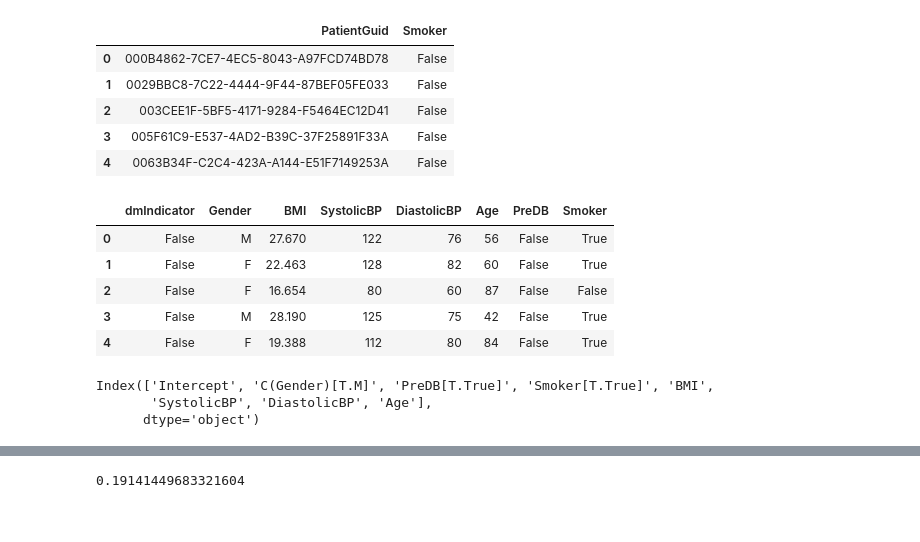
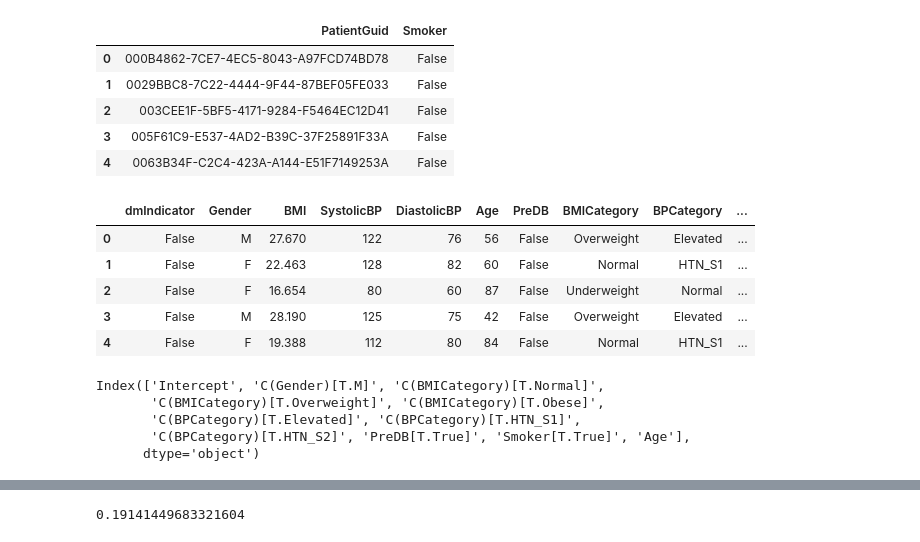
Before and after one commit to robmoore/diabetes-prediction, a Jupyter notebook: Practice Fusion Diabetes Challenge (Linear).ipynb, the cells around one changed output, grey strips where cells are left out. Saved outputs shown, nothing was run; the diff lists cells and outputs as text; code cells hidden in the pictures.

```diff
--- a/Practice Fusion Diabetes Challenge (Linear).ipynb
+++ b/Practice Fusion Diabetes Challenge (Linear).ipynb
@@ -56,11 +60,35 @@ FROM training_diagnosis
 WHERE ICD9Code IN ('790.29','648.83')
 """, conn)
 # %%
+# https://www.cdc.gov/healthyweight/assessing/index.html
+def translateBMI(bmi):
+    if bmi <  18.5:
+        return 'Underweight'
+    elif 18.5 <= bmi <= 24.9:
+        return  'Normal'
+    elif 25 <= bmi <= 29.9:
+        return 'Overweight'
+    else:
+        return 'Obese'
+
+# https://www.heart.org/HEARTORG/Conditions/HighBloodPressure/KnowYourNumbers/Understanding-Blood-Pressure-Readings_UCM_301764_Article.jsp
+def translateBP(systolicBP, diastolicBP):
+    if systolicBP < 120 and diastolicBP < 80:
+        return 'Normal'
+    elif systolicBP <= 129 and diastolicBP < 80:
+        return 'Elevated'
+    elif systolicBP <= 139 or 80 <= diastolicBP <= 89:
+        return 'HTN_S1'
+    elif 140 <= systolicBP or 90 <= diastolicBP:
+        return 'HTN_S2'
+    else:
+        return 'Hypertensive_Crisis'
+
 def calcAge(yearOfBirth):
     return 2012 - yearOfBirth
 
 def isPreDB(patientGuid):
-   return patientGuid in preDbMatch.PatientGuid.values
+    return patientGuid in preDbMatch.PatientGuid.values
 
 def isSmoker(ps, patientGuid):
     return patientGuid in ps.index and ps.loc[patientGuid, 'SmokingStatusGuid'] in ('FA2B7AE4-4D14-4768-A8C7-55B5F0CDF4AF',
@@ -81,6 +109,11 @@ def processPatientTranscripts(pt):
     pt.drop(['VisitYear', 'YearOfBirth'], axis=1, inplace=True)
     pt.dropna(how='any', inplace=True)
 
+    bmi_type = CategoricalDtype(categories=['Underweight', 'Normal', 'Overweight', 'Obese'], ordered=True)
+    pt['BMICategory'] = pt.apply(lambda row: translateBMI(row.BMI), axis=1).astype(bmi_type)
+    bp_type = CategoricalDtype(categories=['Normal', 'Elevated', 'HTN_S1', 'HTN_S2'], ordered=True)
+    pt['BPCategory'] = pt.apply(lambda row: translateBP(row.SystolicBP, row.DiastolicBP), axis=1).astype(bp_type)
+
     pt['SystolicBP'] = pt['SystolicBP'].astype('int')
     pt['DiastolicBP'] = pt['DiastolicBP'].astype('int')
 
@@ -119,23 +152,27 @@ smokingStatus.head()
 | 4 | 0063B34F-C2C4-423A-A144-E51F7149253A | False |
 # %%
 patients = pd.merge(transcripts, smokingStatus, on='PatientGuid', how='left')
-patients[['Smoker']] = patients[['Smoker']].fillna(True)
+patients['Smoker'] = patients['Smoker'].fillna(False)
 patients.drop(['PatientGuid'], axis=1, inplace=True)
 patients.head()
 # %% [output]
-|  | dmIndicator | Gender | BMI | SystolicBP | DiastolicBP | Age | PreDB | Smoker |
-| 0 | False | M | 27.670 | 122 | 76 | 56 | False | True |
-| 1 | False | F | 22.463 | 128 | 82 | 60 | False | True |
-| 2 | False | F | 16.654 | 80 | 60 | 87 | False | False |
-| 3 | False | M | 28.190 | 125 | 75 | 42 | False | True |
-| 4 | False | F | 19.388 | 112 | 80 | 84 | False | True |
+|  | dmIndicator | Gender | BMI | SystolicBP | DiastolicBP | Age | PreDB | BMICategory | BPCategory | ... |
+| 0 | False | M | 27.670 | 122 | 76 | 56 | False | Overweight | Elevated | ... |
+| 1 | False | F | 22.463 | 128 | 82 | 60 | False | Normal | HTN_S1 | ... |
+| 2 | False | F | 16.654 | 80 | 60 | 87 | False | Underweight | Normal | ... |
+| 3 | False | M | 28.190 | 125 | 75 | 42 | False | Overweight | Elevated | ... |
+| 4 | False | F | 19.388 | 112 | 80 | 84 | False | Normal | HTN_S1 | ... |
 # %%
-y, X = dmatrices('dmIndicator ~ C(Gender) + BMI + SystolicBP + DiastolicBP + Age + PreDB + Smoker',
-                  patients, return_type="dataframe")
+# create dataframes with an intercept column and dummy variables for
+# occupation and occupation_husb
+y, X = dmatrices('dmIndicator ~ C(Gender) + C(BMICategory) + C(BPCategory) + Age + PreDB + Smoker',
+                  patients, return_type='dataframe')
 print(X.columns)
 # %% [output]
-Index(['Intercept', 'C(Gender)[T.M]', 'PreDB[T.True]', 'Smoker[T.True]', 'BMI',
-       'SystolicBP', 'DiastolicBP', 'Age'],
+Index(['Intercept', 'C(Gender)[T.M]', 'C(BMICategory)[T.Normal]',
+       'C(BMICategory)[T.Overweight]', 'C(BMICategory)[T.Obese]',
+       'C(BPCategory)[T.Elevated]', 'C(BPCategory)[T.HTN_S1]',
+       'C(BPCategory)[T.HTN_S2]', 'PreDB[T.True]', 'Smoker[T.True]', 'Age'],
       dtype='object')
 # %%
 y = y.iloc[:, 1].astype('bool')
```
Also changed, not shown: parts of 18 cells of this notebook, 2 other files.
